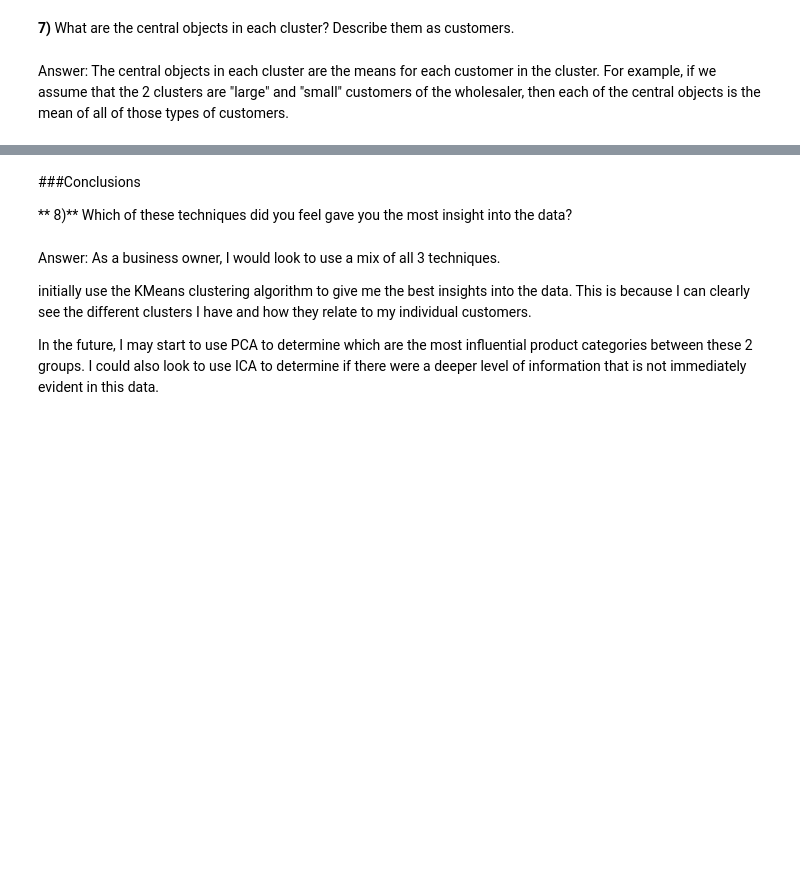
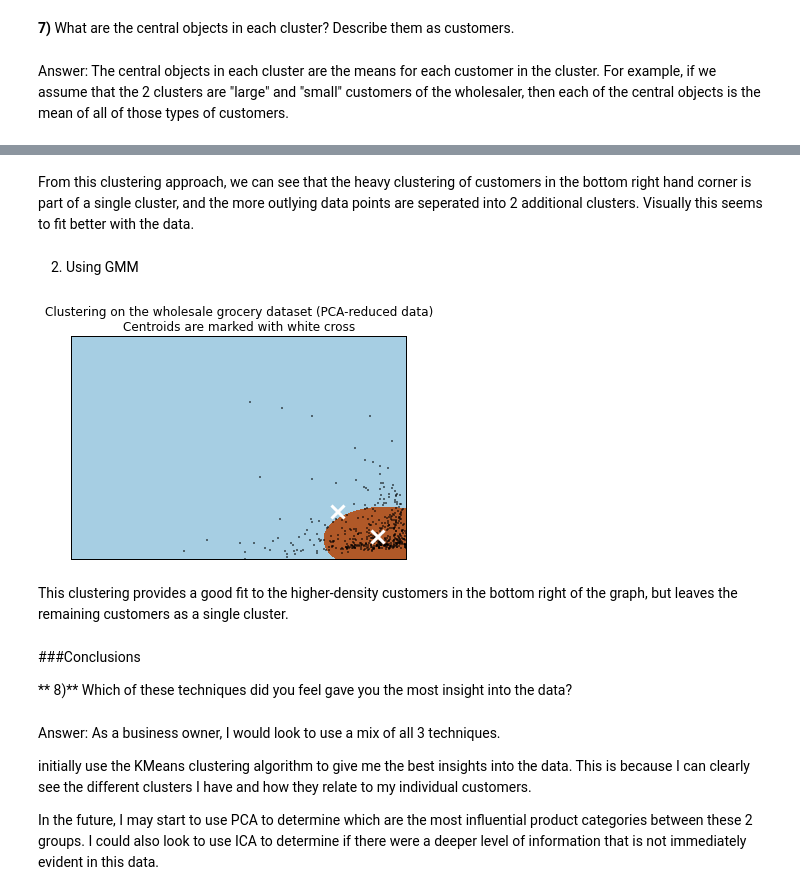
Before and after one commit to markstrefford/P3---Customer-Segments, a Jupyter notebook: customer_segments.ipynb, the cells around one changed output, grey strips where cells are left out. Cells and saved outputs as stored; diff of their text form; code cells hidden in the pictures; blank space fills up the shorter version.

```diff
--- a/customer_segments.ipynb
+++ b/customer_segments.ipynb
@@ -217,3 +270,15 @@ Answer: The central objects in each cluster are the means for each customer in t
+# %% [markdown]
+From this clustering approach, we can see that the heavy clustering of customers in the bottom right hand corner is part of a single cluster, and the more outlying data points are seperated into 2 additional clusters.  Visually this seems to fit better with the data.
+# %% [markdown]
+2) Using GMM
+# %%
+clusters = GMM(n_components=2).fit(reduced_data)
+centroids = clusters.means_
+plot_clusters(reduced_data, centroids)
+# %% [output]
+[figure, added]
+# %% [markdown]
+This clustering provides a good fit to the higher-density customers in the bottom right of the graph, but leaves the remaining customers as a single cluster.
 # %% [markdown]
 ###Conclusions
 
```
Also changed, not shown: parts of 14 cells of this notebook.
